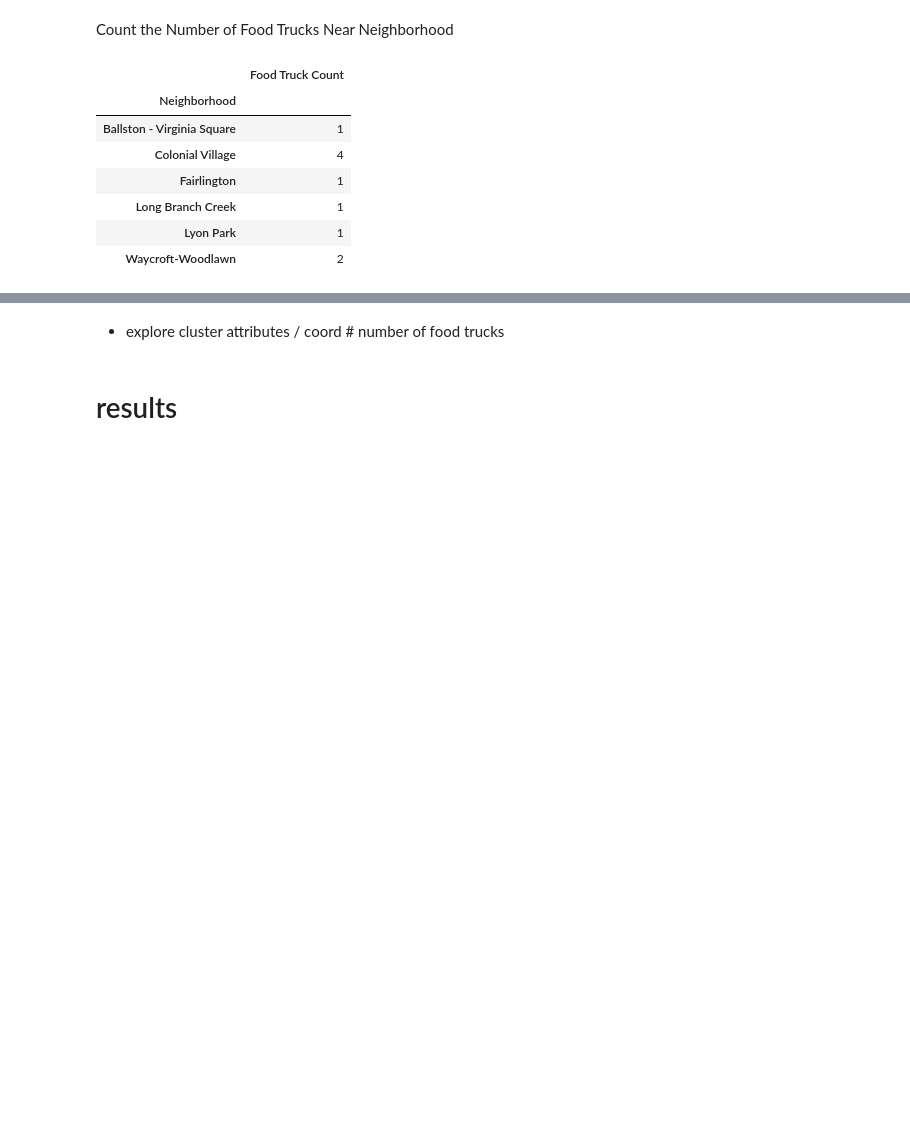
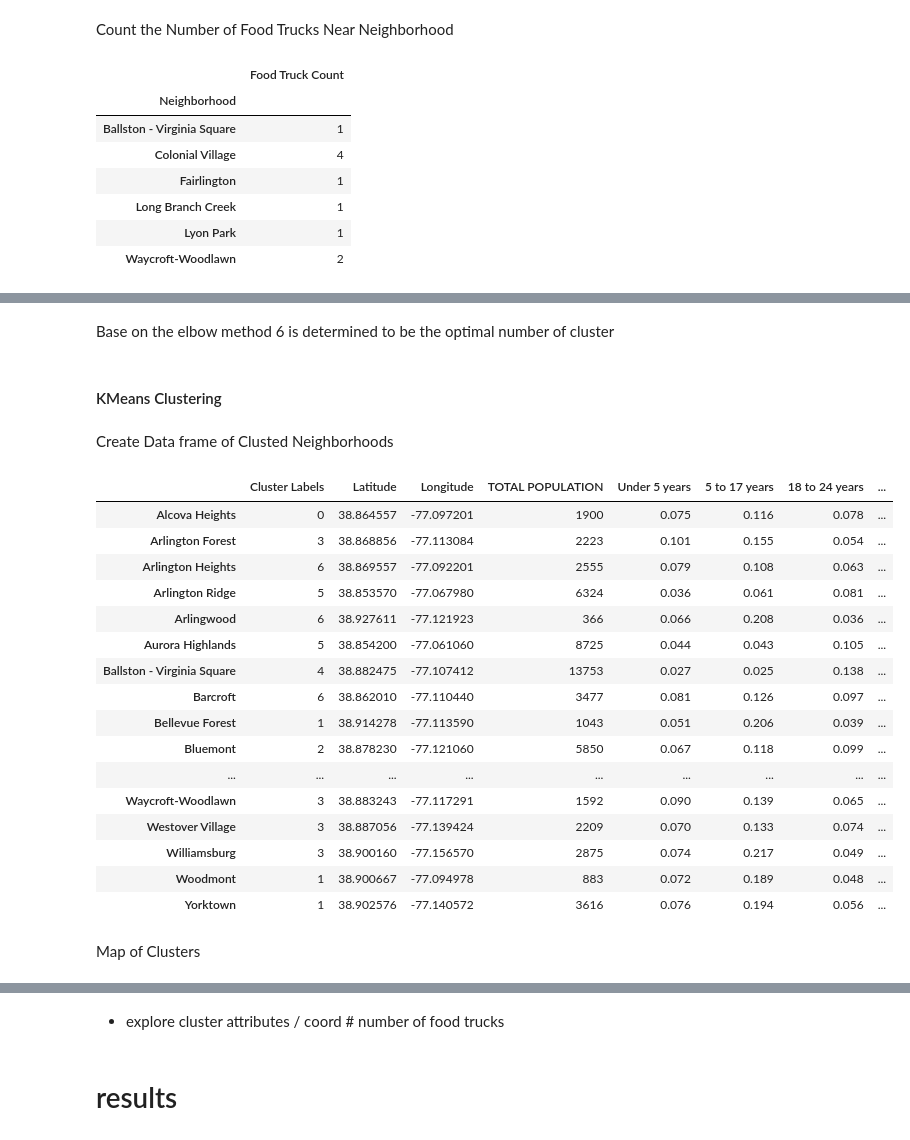
Before and after one commit to francis-eudy/battle-of-the-neighborhoods-capstone-project, a Jupyter notebook: Untitled.ipynb, the cells around one changed output, grey strips where cells are left out. Saved outputs shown, nothing was run; the diff lists cells and outputs as text; code cells hidden in the pictures; blank space fills up the shorter version.

```diff
--- a/Untitled.ipynb
+++ b/Untitled.ipynb
@@ -560,0 +849,2 @@ arlington_neighborhood_food_truck_count
+# %% [markdown]
+Base on the elbow method 6 is determined to be the optimal number of cluster
@@ -560,0 +853,2 @@ arlington_neighborhood_food_truck_count
+# %% [markdown]
+#### KMeans Clustering
@@ -560,0 +857,28 @@ arlington_neighborhood_food_truck_count
+# %% [markdown]
+Create Data frame of Clusted Neighborhoods
+# %%
+arlington_neighborhoods_clusters = pd.concat([arlington_neighborhoods_location, arlington_demographics, arlington_neighborhood_venues_freq], axis=1, join="inner")
+arlington_neighborhoods_clusters = pd.concat([arlington_neighborhoods_clusters, arlington_neighborhood_food_truck_count], axis=1, join="outer")
+arlington_neighborhoods_clusters.fillna(0, inplace=True)
+arlington_neighborhoods_clusters.insert(0, 'Cluster Labels', kmeans.labels_)
+arlington_neighborhoods_clusters
+# %% [output]
+|  | Cluster Labels | Latitude | Longitude | TOTAL POPULATION | Under 5 years | 5 to 17 years | 18 to 24 years | ... |
+| Alcova Heights | 0 | 38.864557 | -77.097201 | 1900 | 0.075 | 0.116 | 0.078 | ... |
+| Arlington Forest | 3 | 38.868856 | -77.113084 | 2223 | 0.101 | 0.155 | 0.054 | ... |
+| Arlington Heights | 6 | 38.869557 | -77.092201 | 2555 | 0.079 | 0.108 | 0.063 | ... |
+| Arlington Ridge | 5 | 38.853570 | -77.067980 | 6324 | 0.036 | 0.061 | 0.081 | ... |
+| Arlingwood | 6 | 38.927611 | -77.121923 | 366 | 0.066 | 0.208 | 0.036 | ... |
+| Aurora Highlands | 5 | 38.854200 | -77.061060 | 8725 | 0.044 | 0.043 | 0.105 | ... |
+| Ballston - Virginia Square | 4 | 38.882475 | -77.107412 | 13753 | 0.027 | 0.025 | 0.138 | ... |
+| Barcroft | 6 | 38.862010 | -77.110440 | 3477 | 0.081 | 0.126 | 0.097 | ... |
+| Bellevue Forest | 1 | 38.914278 | -77.113590 | 1043 | 0.051 | 0.206 | 0.039 | ... |
+| Bluemont | 2 | 38.878230 | -77.121060 | 5850 | 0.067 | 0.118 | 0.099 | ... |
+| ... | ... | ... | ... | ... | ... | ... | ... | ... |
+| Waycroft-Woodlawn | 3 | 38.883243 | -77.117291 | 1592 | 0.090 | 0.139 | 0.065 | ... |
+| Westover Village | 3 | 38.887056 | -77.139424 | 2209 | 0.070 | 0.133 | 0.074 | ... |
+| Williamsburg | 3 | 38.900160 | -77.156570 | 2875 | 0.074 | 0.217 | 0.049 | ... |
+| Woodmont | 1 | 38.900667 | -77.094978 | 883 | 0.072 | 0.189 | 0.048 | ... |
+| Yorktown | 1 | 38.902576 | -77.140572 | 3616 | 0.076 | 0.194 | 0.056 | ... |
+# %% [markdown]
+Map of Clusters
```
Also changed, not shown: parts of 55 cells of this notebook.
